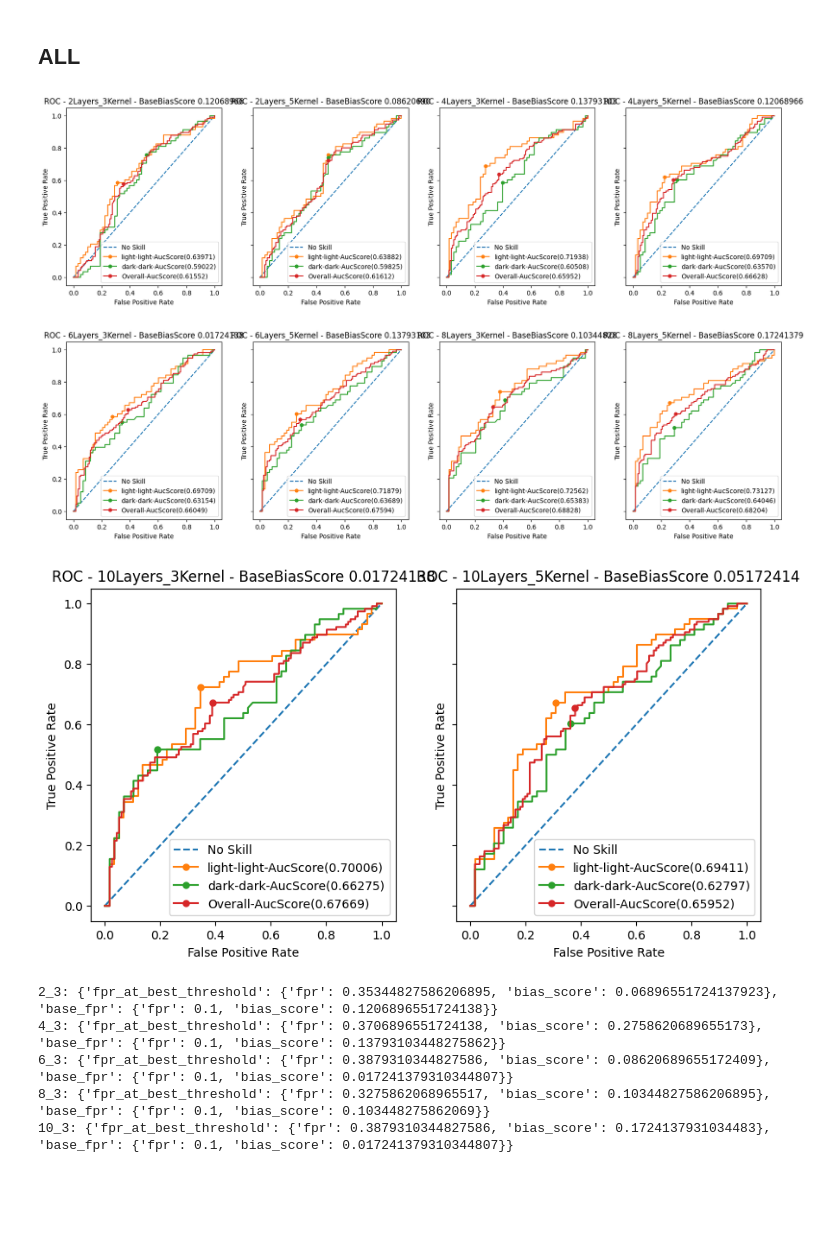
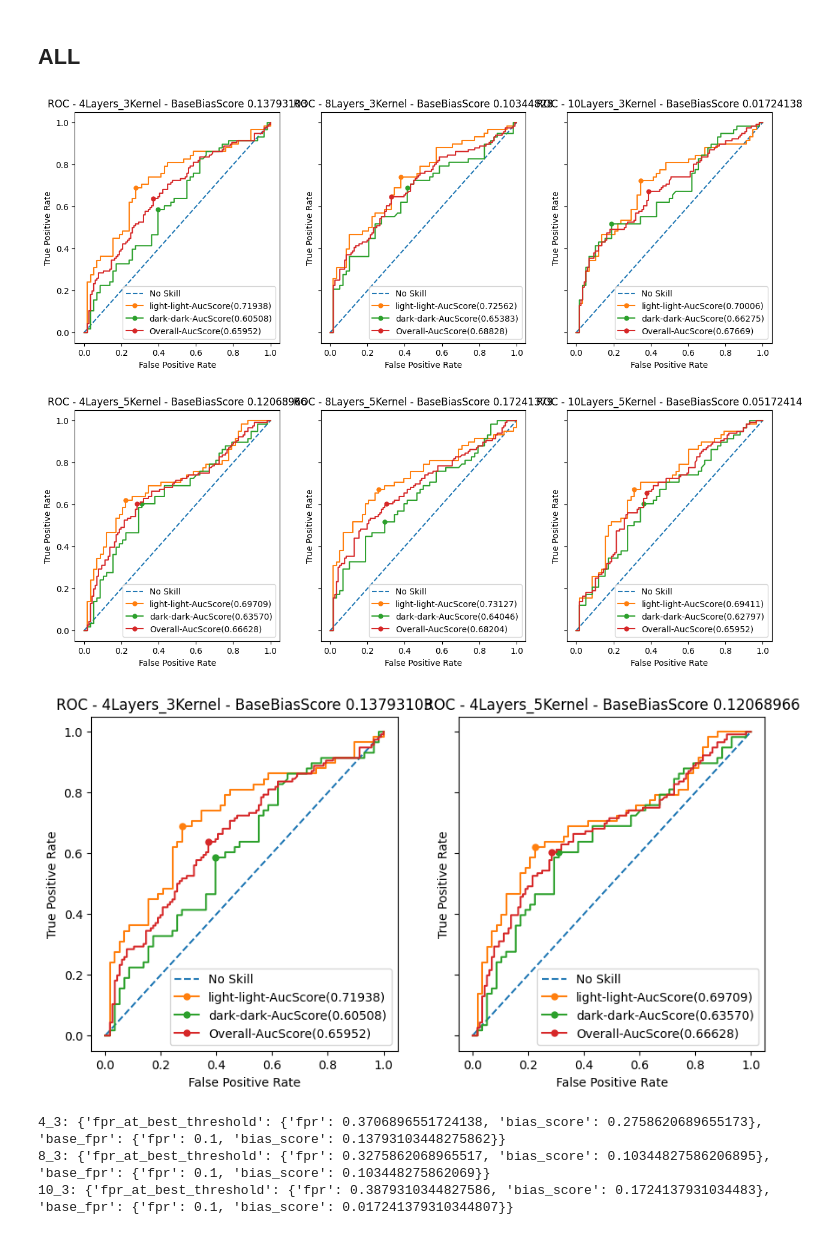
Before and after one commit to GhaidaAlAtoum/CS8321_FinalLab, a Jupyter notebook: code/compiling_results/compiling_results_run_h.ipynb, the cells around one changed output. Saved outputs shown, nothing was run; the diff lists cells and outputs as text; code cells hidden in the pictures; blank space fills up the shorter version.

Commit message:
[Results]

```diff
--- a/code/compiling_results/compiling_results_run_h.ipynb
+++ b/code/compiling_results/compiling_results_run_h.ipynb
@@ -585,45 +497,44 @@ PredictionPlotKit.plot_roc(run_h_model_10_5_bias_result)
 # %%
 PredictionPlotKit.plot_multiple_roc(
     [
-        run_h_model_2_3_bias_result,
-        run_h_model_2_5_bias_result,
         run_h_model_4_3_bias_result,
-        run_h_model_4_5_bias_result
+        run_h_model_8_3_bias_result,
+        run_h_model_10_3_bias_result
     ]
 )
 # %% [output]
-[figure, old version]
+[figure, new version]
 # %%
 PredictionPlotKit.plot_multiple_roc(
     [
-        run_h_model_6_3_bias_result,
-        run_h_model_6_5_bias_result,
-        run_h_model_8_3_bias_result,
-        run_h_model_8_5_bias_result
+        run_h_model_4_5_bias_result,
+        run_h_model_8_5_bias_result,
+        run_h_model_10_5_bias_result
     ]
 )
 # %% [output]
-[figure, old version]
+[figure, new version]
 # %%
 PredictionPlotKit.plot_multiple_roc(
     [
-        run_h_model_10_3_bias_result,
-        run_h_model_10_5_bias_result
+        run_h_model_4_3_bias_result,
+        run_h_model_4_5_bias_result
     ]
 )
+
+# How do we tell that those values are statistically different ? Maybe compare the models to see if they are statistically different -> Make the judgment there
+# In case the comparing of the models did not give a better understanding and we couldn't explain it ---> Either we include that for 4_3 -> 4_5 we couldn't explain why
 # %% [output]
-[figure, old version]
+[figure, new version]
 # %%
 # bias_dict["fpr_at_best_threshold"]["bias_score"]
-print("2_3: {}".format(run_h_model_2_3_bias_result.get_bias_score_dict()))
+# print("2_3: {}".format(run_h_model_2_3_bias_result.get_bias_score_dict()))
 print("4_3: {}".format(run_h_model_4_3_bias_result.get_bias_score_dict()))
-print("6_3: {}".format(run_h_model_6_3_bias_result.get_bias_score_dict()))
+# print("6_3: {}".format(run_h_model_6_3_bias_result.get_bias_score_dict()))
 print("8_3: {}".format(run_h_model_8_3_bias_result.get_bias_score_dict()))
 print("10_3: {}".format(run_h_model_10_3_bias_result.get_bias_score_dict()))
 # %% [output]
-2_3: {'fpr_at_best_threshold': {'fpr': 0.35344827586206895, 'bias_score': 0.06896551724137923}, 'base_fpr': {'fpr': 0.1, 'bias_score': 0.1206896551724138}}
 4_3: {'fpr_at_best_threshold': {'fpr': 0.3706896551724138, 'bias_score': 0.2758620689655173}, 'base_fpr': {'fpr': 0.1, 'bias_score': 0.13793103448275862}}
-6_3: {'fpr_at_best_threshold': {'fpr': 0.3879310344827586, 'bias_score': 0.08620689655172409}, 'base_fpr': {'fpr': 0.1, 'bias_score': 0.017241379310344807}}
 8_3: {'fpr_at_best_threshold': {'fpr': 0.3275862068965517, 'bias_score': 0.10344827586206895}, 'base_fpr': {'fpr': 0.1, 'bias_score': 0.103448275862069}}
 10_3: {'fpr_at_best_threshold': {'fpr': 0.3879310344827586, 'bias_score': 0.1724137931034483}, 'base_fpr': {'fpr': 0.1, 'bias_score': 0.017241379310344807}}
 # %%
```
Also changed, not shown: parts of 19 cells of this notebook, 4 other files.
